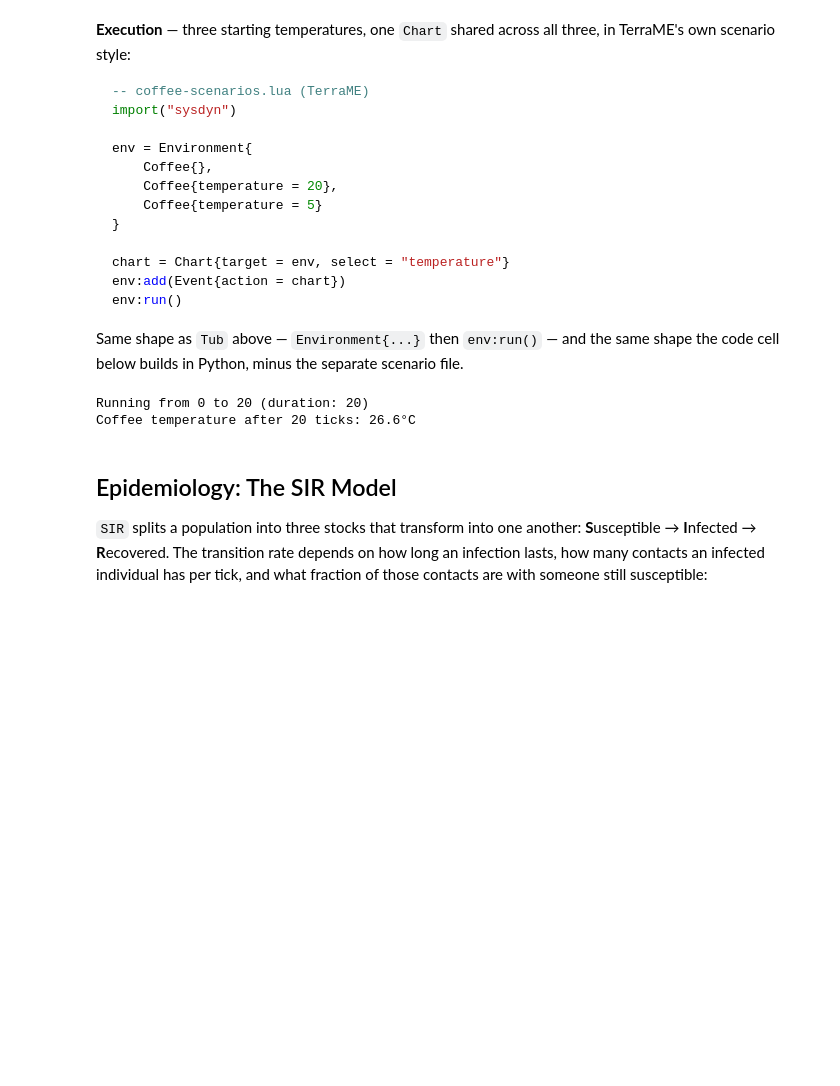
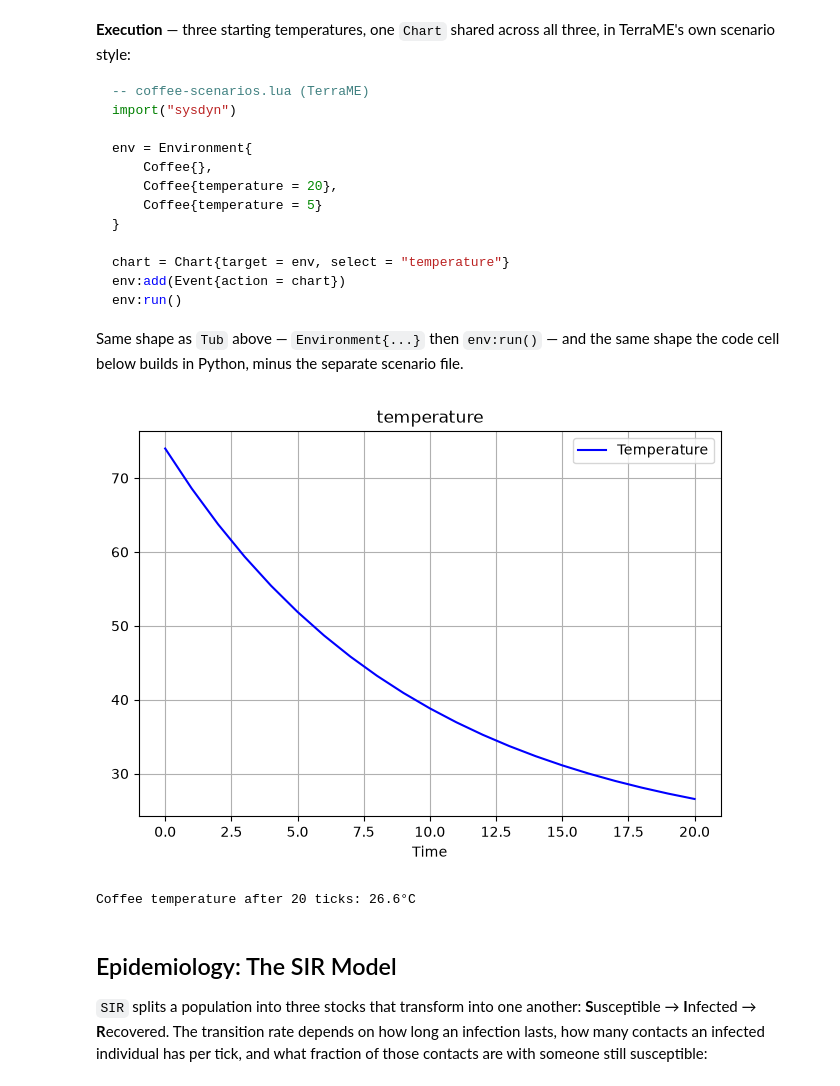
Before and after one commit to LambdaGeo/geospatial-modeling-python, a Jupyter notebook: docs/part4/ch23_sysdyn.ipynb, the cells around one changed output. Cells and saved outputs as stored; diff of their text form; code cells hidden in the pictures; blank space fills up the shorter version.

```diff
--- a/docs/part4/ch23_sysdyn.ipynb
+++ b/docs/part4/ch23_sysdyn.ipynb
@@ -216,13 +217,15 @@ env:run()
 Same shape as `Tub` above — `Environment{...}` then `env:run()` — and the same shape the code cell below builds in Python, minus the separate scenario file.
 # %%
 from dissmodel_sysdyn.models import Coffee
+from dissmodel.visualization import Chart
 
 env = Environment(start_time=0, end_time=20)
 coffee = Coffee(temperature=80.0, room_temperature=20.0, cooling_rate=0.1)
+Chart(show_legend=True, show_grid=True, title="temperature")
 env.run()
 print(f"Coffee temperature after 20 ticks: {coffee.temperature:.1f}°C")
 # %% [output]
+[figure, added]
-Running from 0 to 20 (duration: 20)
 Coffee temperature after 20 ticks: 26.6°C
 # %% [markdown]
 ## Epidemiology: The SIR Model
```
Also changed, not shown: parts of 3 cells of this notebook, 2 other files.
